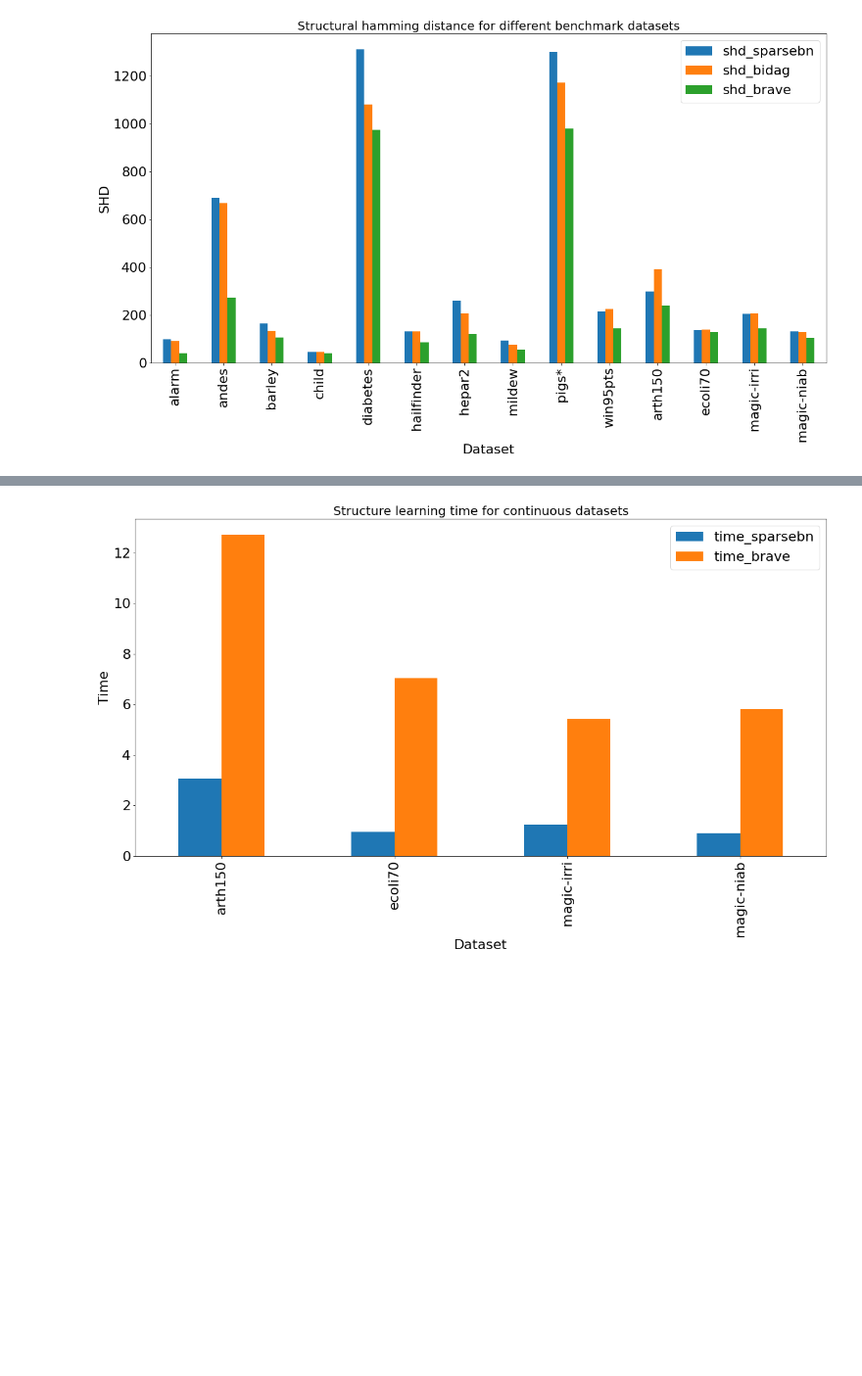
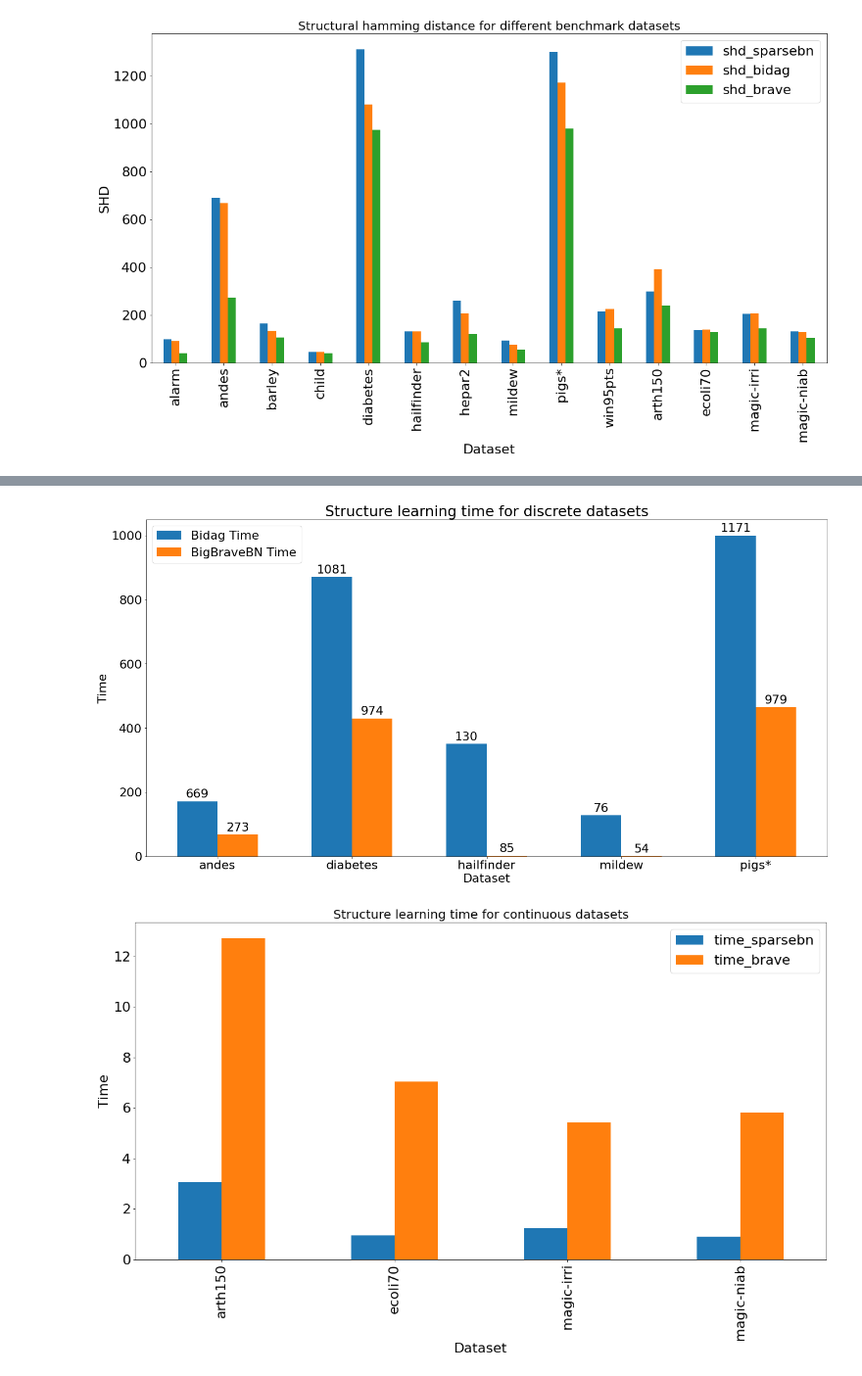
Before and after one commit to jrzkaminski/BAMT-old, a Jupyter notebook: temp_nb.ipynb, the cells around one changed output, grey strips where cells are left out. Shown: that part at 98% size. Cells and saved outputs as stored; diff of their text form; code cells hidden in the pictures; blank space fills up the shorter version.

```diff
--- a/temp_nb.ipynb
+++ b/temp_nb.ipynb
@@ -46 +73,28 @@ plt.show()
+# %%
+labels = df.iloc[[1, 4, 5, 7, 8]]['dataset']
+bidag = df.iloc[[1, 4, 5, 7, 8]]['time_bidag']
+brave = df.iloc[[1, 4, 5, 7, 8]]['time_brave']
+
+x = np.arange(len(labels))  # the label locations
+width = 0.3  # the width of the bars
+
+fig, ax = plt.subplots()
+rects1 = ax.bar(x - width/2, round(bidag), width, label='Bidag Time')
+rects2 = ax.bar(x + width/2, round(brave), width, label='BigBraveBN Time')
+
+# Add some text for labels, title and custom x-axis tick labels, etc.
+ax.set_ylabel('Time')
+ax.set_xlabel('Dataset')
+ax.set_title('Structure learning time for discrete datasets')
+ax.set_xticks(x, labels)
+ax.legend()
+
+ax.bar_label(rects1, df.iloc[[1, 4, 5, 7, 8]]['shd_bidag'],padding=3)
+ax.bar_label(rects2, df.iloc[[1, 4, 5, 7, 8]]['shd_brave'],padding=3)
+
+fig.tight_layout()
+fig.set_size_inches(25, 15)
+plt.show()
+# %% [output]
+[figure, added]
 # %%
```
Also changed, not shown: parts of 3 cells of this notebook, 5 other files.
